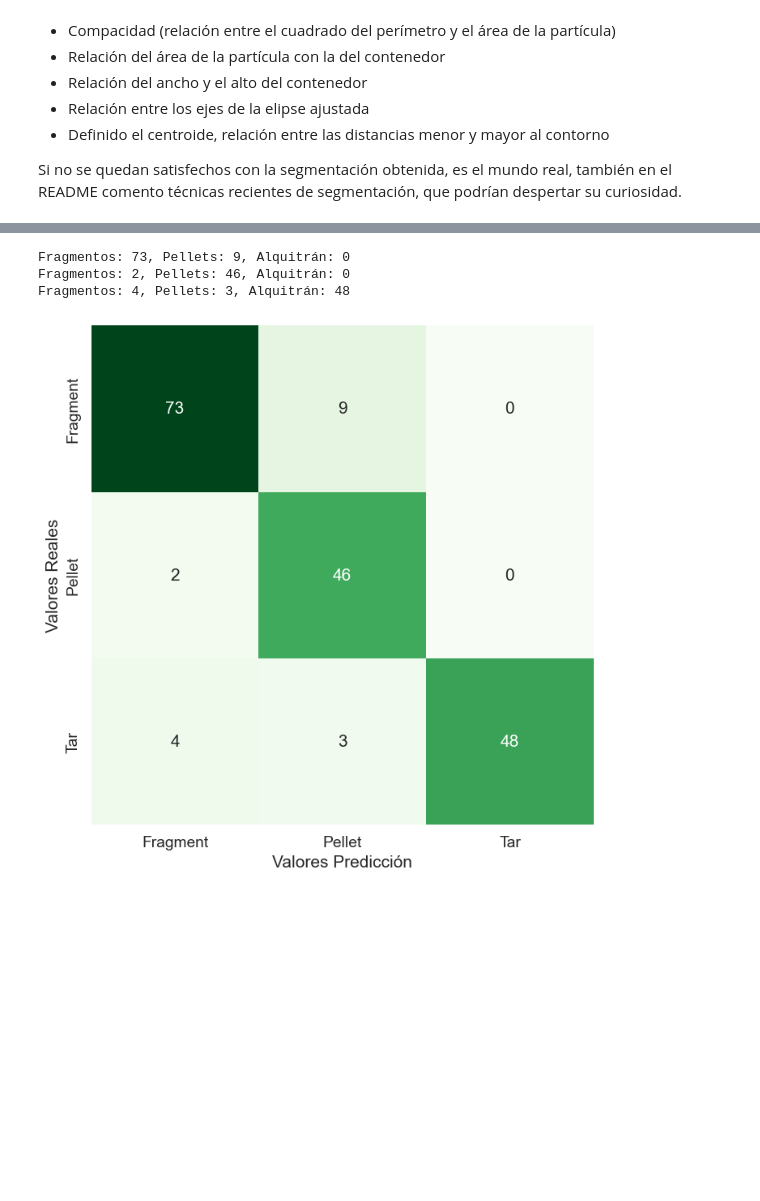
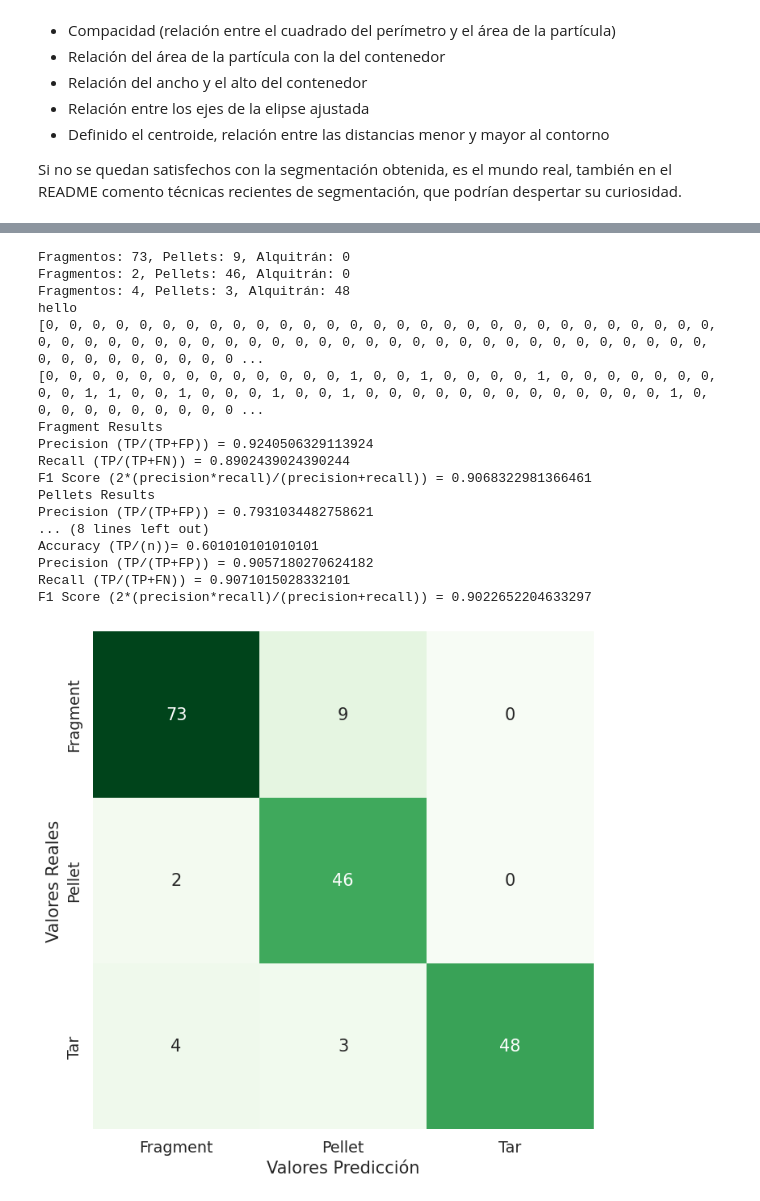
Before and after one commit to jj-quesada/PracticasVC, a Jupyter notebook: VC_P3/P3/VC_P3_Grupo13.ipynb, the cells around one changed output, grey strips where cells are left out. Drawn from its saved outputs; the diff is of its cells as text; code cells hidden in the pictures; blank space fills up the shorter version.

```diff
--- a/VC_P3/P3/VC_P3_Grupo13.ipynb
+++ b/VC_P3/P3/VC_P3_Grupo13.ipynb
@@ -276,7 +276,7 @@ plt.show()
 def clasificarElementos(imagen, color):
     contornos, _ = cv2.findContours(imagen, cv2.RETR_EXTERNAL, cv2.CHAIN_APPROX_SIMPLE)
     fragments, pellets, tar = 0, 0, 0
-
+    result = []
     for contorno in contornos:
         area = cv2.contourArea(contorno)
         perimetro = cv2.arcLength(contorno, True)
@@ -305,34 +305,87 @@ def clasificarElementos(imagen, color):
         mean_value = mean_color[0]
 
         if 13 < compacidad < 15 and np.isclose(relacion_aspecto, 1.0, rtol=1):
             pellets += 1
+            result.append(1)
         elif mean_value < 55 and compacidad > 15 and 0.55 < relacion_area_contenedor < 0.75:
             tar += 1
-
+            result.append(2)
         elif relacion_area_contenedor < 0.65 and len(lados_aproximados) < 9 and relacion_ejes_elipse < 0.78:
             fragments += 1
+            result.append(0)
         else:
             continue
 
     print(f'Fragmentos: {fragments}, Pellets: {pellets}, Alquitrán: {tar}')
 
-    return [fragments, pellets, tar]
+    return [fragments, pellets, tar], result
 
-total_frag, total_pellet, total_tar = clasificarElementos(frag_umbral, frag_gris), clasificarElementos(pel_umbral, pellet_gris), clasificarElementos(tar_umbral, tar_gris)
+total_frag, count_frag = clasificarElementos(frag_umbral, frag_gris)
+total_pellet, count_pellet = clasificarElementos(pel_umbral, pellet_gris)
+total_tar, count_tar = clasificarElementos(tar_umbral, tar_gris)
+
+real_frag = []
+real_frag = [0 for i in range(88)]
+
+tp = (total_frag[0]+total_pellet[1]+total_frag[2])
+n = (max(len(count_frag), 88)+max(len(count_pellet),55)+max(len(count_tar), 54))
+
+accuracy= tp / n
+
+results = [total_frag, total_pellet, total_tar]
+final_score = []
+for i in range(0, len(results)):
+    precission = results[i][i]/(results[0][i]+results[1][i]+results[2][i])
+    recall = results[i][i]/(results[i][0]+results[i][1]+results[i][2])
+    f1score = 2*((precission*recall)/(precission+recall))
+    if(i == 0):
+        print("Fragment Results")
+    elif(i == 1):
+        print("Pellets Results")
+    else:
+        print("Tar Results")
+
+    print(f"Precision (TP/(TP+FP)) = {precission}")
+    print(f"Recall (TP/(TP+FN)) = {recall}")
+    print(f"F1 Score (2*(precision*recall)/(precision+recall)) = {f1score}")
+
+    final_score.append([precission, recall, f1score])
+
+print("________________________\nTotal Scores")
+
+print(f"Accuracy (TP/(n))= {accuracy}")
+print(f"Precision (TP/(TP+FP)) = {(final_score[0][0] + final_score[1][0] + final_score[2][0])/3}")
+print(f"Recall (TP/(TP+FN)) = {(final_score[0][1]+ final_score[1][1]+ final_score[2][1])/3}")
+print(f"F1 Score (2*(precision*recall)/(precision+recall)) = {(final_score[0][2]+ final_score[1][2]+ final_score[2][2])/3}")
+
 
 matriz_confusion = np.array([total_frag, total_pellet, total_tar])
 
 plt.figure(figsize=(8, 8))
 sns.set(font_scale=1.25)
 sns.heatmap(matriz_confusion, annot=True, fmt='d', cbar=False, cmap='Greens',
             xticklabels=['Fragment', 'Pellet', 'Tar'],
             yticklabels=['Fragment', 'Pellet', 'Tar'])
 plt.xlabel("Valores Predicción")
 plt.ylabel("Valores Reales")
 plt.show()
 # %% [output]
 [figure]
 Fragmentos: 73, Pellets: 9, Alquitrán: 0
 Fragmentos: 2, Pellets: 46, Alquitrán: 0
 Fragmentos: 4, Pellets: 3, Alquitrán: 48
+hello
+[0, 0, 0, 0, 0, 0, 0, 0, 0, 0, 0, 0, 0, 0, 0, 0, 0, 0, 0, 0, 0, 0, 0, 0, 0, 0, 0, 0, 0, 0, 0, 0, 0, 0, 0, 0, 0, 0, 0, 0, 0, 0, 0, 0, 0, 0, 0, 0, 0, 0, 0, 0, 0, 0, 0, 0, 0, 0, 0, 0, 0, 0, 0, 0, 0, 0, 0 ...
+[0, 0, 0, 0, 0, 0, 0, 0, 0, 0, 0, 0, 0, 1, 0, 0, 1, 0, 0, 0, 0, 1, 0, 0, 0, 0, 0, 0, 0, 0, 0, 1, 1, 0, 0, 1, 0, 0, 0, 1, 0, 0, 1, 0, 0, 0, 0, 0, 0, 0, 0, 0, 0, 0, 0, 0, 1, 0, 0, 0, 0, 0, 0, 0, 0, 0, 0 ...
+Fragment Results
+Precision (TP/(TP+FP)) = 0.9240506329113924
+Recall (TP/(TP+FN)) = 0.8902439024390244
+F1 Score (2*(precision*recall)/(precision+recall)) = 0.9068322981366461
+Pellets Results
+Precision (TP/(TP+FP)) = 0.7931034482758621
+... (8 lines left out)
+Accuracy (TP/(n))= 0.601010101010101
+Precision (TP/(TP+FP)) = 0.9057180270624182
+Recall (TP/(TP+FN)) = 0.9071015028332101
+F1 Score (2*(precision*recall)/(precision+recall)) = 0.9022652204633297
-[figure, old version]
+[figure, new version]
```
Also changed, not shown: parts of 1 cell of this notebook.
